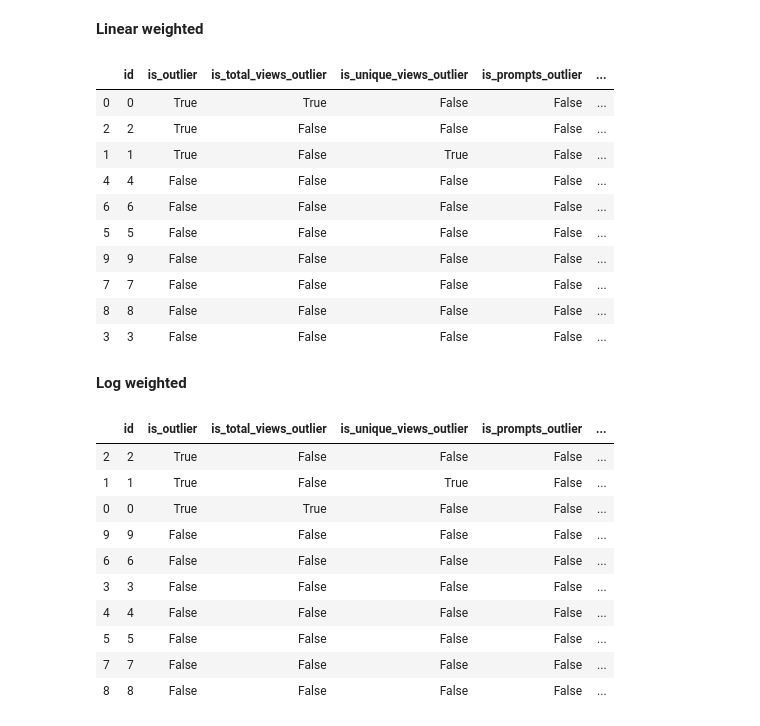
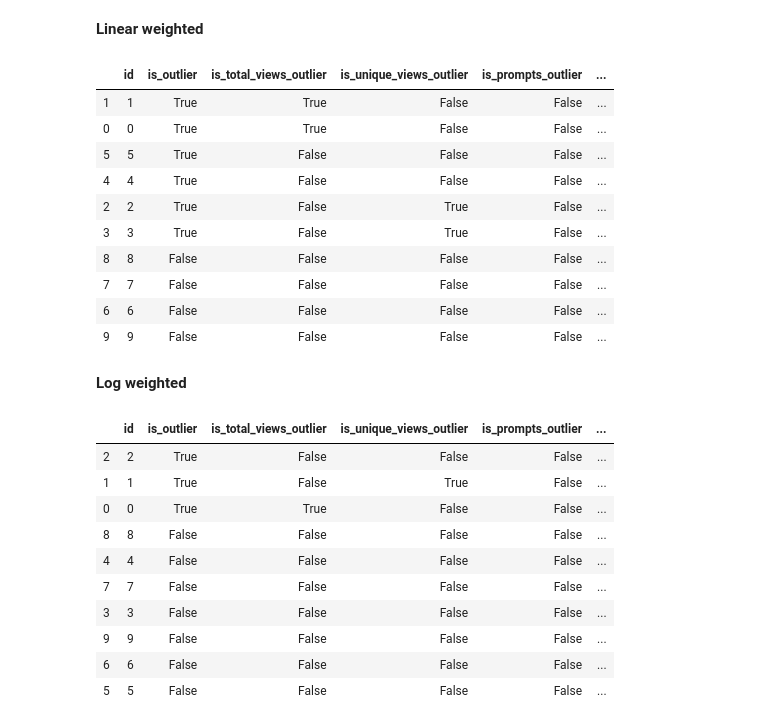
Before and after one commit to fmeiraf/dd_tokenomics, a Jupyter notebook: genesis_cohort_reward_function/reward_function.ipynb, the cells around one changed output. Saved outputs shown, nothing was run; the diff lists cells and outputs as text; code cells hidden in the pictures.

```diff
--- a/genesis_cohort_reward_function/reward_function.ipynb
+++ b/genesis_cohort_reward_function/reward_function.ipynb
@@ -166,7 +167,7 @@ class TestGenerator:
 
         return simulated_users
 
-    def generate_user_with_scores(self, reward_function_weights:list = [0.1, 0.2, 0.3, 0.4]):
+    def generate_user_with_scores(self, reward_function_weights:list = [0.1, 0.1, 0.4, 0.4]):
         if self.simulated_users == None:
             self.generate_users()
 
@@ -198,46 +199,46 @@ class TestGenerator:
     def generate_total_views(self):
         if self.total_views_compact:
             delta = self.total_views_average * self.compact_factor
-            return random.randrange(self.total_views_average - delta, self.total_views_average + delta)
+            return random.randrange(int(self.total_views_average - delta), int(self.total_views_average + delta))
         else:
-            return  random.randrange( 1 , self.total_views_average * self.extreme_factor)
+            return  random.randrange( 1 , int(self.total_views_average * self.extreme_factor))
 
     def generate_unique_views(self):
         if self.unique_views_compact:
             delta = self.total_unique_views_average * self.compact_factor
-            return random.randrange(self.total_unique_views_average - delta, self.total_unique_views_average + delta)
+            return random.randrange(int(self.total_unique_views_average - delta), int(self.total_unique_views_average + delta))
         else:
-            return  random.randrange( 1 , self.total_unique_views_average * self.extreme_factor)
+            return  random.randrange( 1 , int(self.total_unique_views_average * self.extreme_factor))
 
     def generate_prompts_creation(self):
         if self.prompts_compact:
             delta = self.total_prompts_created_average * self.compact_factor
-            return random.randrange(self.total_prompts_created_average - delta, self.total_prompts_created_average + delta)
+            return random.randrange(int(self.total_prompts_created_average - delta), int(self.total_prompts_created_average + delta))
         else:
-            return  random.randrange( 1 , self.total_prompts_created_average * self.extreme_factor)
+            return  random.randrange( 1 , int(self.total_prompts_created_average * self.extreme_factor))
 
     def generate_curator_views(self):
         products = 0
-        scores = 0
+        views = 0
         for _ in range(self.number_of_curator_views):
             # assigning the curator a score
             if self.curator_scores_compact:
                 delta = self.average_curator_score * self.compact_factor
-                curator_score = random.randrange(self.average_curator_score - delta, self.average_curator_score + delta)
+                curator_score = random.randrange(int(self.average_curator_score - delta), int(self.average_curator_score + delta))
             else:
-                curator_score = random.randrange( 1 , self.average_curator_score * self.extreme_factor)
+                curator_score = random.randrange( 1 , int(self.average_curator_score * self.extreme_factor))
 
             # assigning the number of views for that curator
             if self.curator_views_compact:
                 delta = self.total_curator_views_average * self.compact_factor
-                curator_view = random.randrange(self.total_curator_views_average - delta, self.total_curator_views_average + delta)
+                curator_view = random.randrange(int(self.total_curator_views_average - delta), int(self.total_curator_views_average + delta))
             else:
-                curator_view= random.randrange( 1 , self.total_curator_views_average * self.extreme_factor)
+                curator_view= random.randrange( 1 , int(self.total_curator_views_average * self.extreme_factor))
 
             products += curator_score * curator_view
-            scores += curator_score
+            views += curator_view
 
-        return products / scores # returns weighted average of views by curator score
+        return products / views # returns weighted average of views by curator score
 # %% [markdown]
 ## **Reward Functions**
 # %% [markdown]
@@ -345,45 +386,45 @@ test_parameters = {
     'total_unique_views_average':30,
     'total_prompts_created_average':10,
     'total_curator_views_average': 15,
     'average_curator_score': 10 ,
     'number_of_curator_views':  5,
     'reward_function': linear_sum,
     'curator_views_compact':True,
     'curator_scores_compact':True,
     'total_views_compact':True,
     'unique_views_compact':True,
     'prompts_compact':True,
-    'compact_factor':0.2,
+    'compact_factor':0.35,
     'extreme_factor':20,
-    'extreme_perc': 0.1,
+    'extreme_perc': 0.2,
     'curator_scores_extreme':True,
     'total_views_extreme': True,
     'unique_views_extreme': True,
     'prompts_extreme': False,
     'curator_scores_constant': False,
     'total_views_constant': False,
     'unique_views_constant': False,
     'prompts_constant': False,
 
 }
 
 sim_test = TestGenerator(**test_parameters)
 
 sim_dt = pd.DataFrame(sim_test.generate_user_with_scores())
 
 sim_dt.sort_values('final_score', ascending=False)
 # %% [output]
 |  | id | is_outlier | is_total_views_outlier | is_unique_views_outlier | is_prompts_outlier | ... |
+| 1 | 1 | True | True | False | False | ... |
 | 0 | 0 | True | True | False | False | ... |
-| 2 | 2 | True | False | False | False | ... |
-| 1 | 1 | True | False | True | False | ... |
-| 4 | 4 | False | False | False | False | ... |
+| 5 | 5 | True | False | False | False | ... |
+| 4 | 4 | True | False | False | False | ... |
+| 2 | 2 | True | False | True | False | ... |
+| 3 | 3 | True | False | True | False | ... |
+| 8 | 8 | False | False | False | False | ... |
+| 7 | 7 | False | False | False | False | ... |
 | 6 | 6 | False | False | False | False | ... |
-| 5 | 5 | False | False | False | False | ... |
 | 9 | 9 | False | False | False | False | ... |
-| 7 | 7 | False | False | False | False | ... |
-| 8 | 8 | False | False | False | False | ... |
-| 3 | 3 | False | False | False | False | ... |
 # %% [markdown]
 **Log weighted**
 # %%
@@ -396,7 +437,7 @@ test_parameters = {
     'average_curator_score': 10 ,
     'number_of_curator_views':  5,
     'reward_function': log_sum,
-    'curator_views_compact':True,
+    'curator_views_compact':False,
     'curator_scores_compact':True,
     'total_views_compact':True,
     'unique_views_compact':True,
@@ -425,10 +466,10 @@ sim_dt.sort_values('final_score', ascending=False)
 | 2 | 2 | True | False | False | False | ... |
 | 1 | 1 | True | False | True | False | ... |
 | 0 | 0 | True | True | False | False | ... |
+| 8 | 8 | False | False | False | False | ... |
+| 4 | 4 | False | False | False | False | ... |
+| 7 | 7 | False | False | False | False | ... |
+| 3 | 3 | False | False | False | False | ... |
 | 9 | 9 | False | False | False | False | ... |
 | 6 | 6 | False | False | False | False | ... |
-| 3 | 3 | False | False | False | False | ... |
-| 4 | 4 | False | False | False | False | ... |
 | 5 | 5 | False | False | False | False | ... |
-| 7 | 7 | False | False | False | False | ... |
-| 8 | 8 | False | False | False | False | ... |
```
Also changed, not shown: parts of 7 cells of this notebook.
